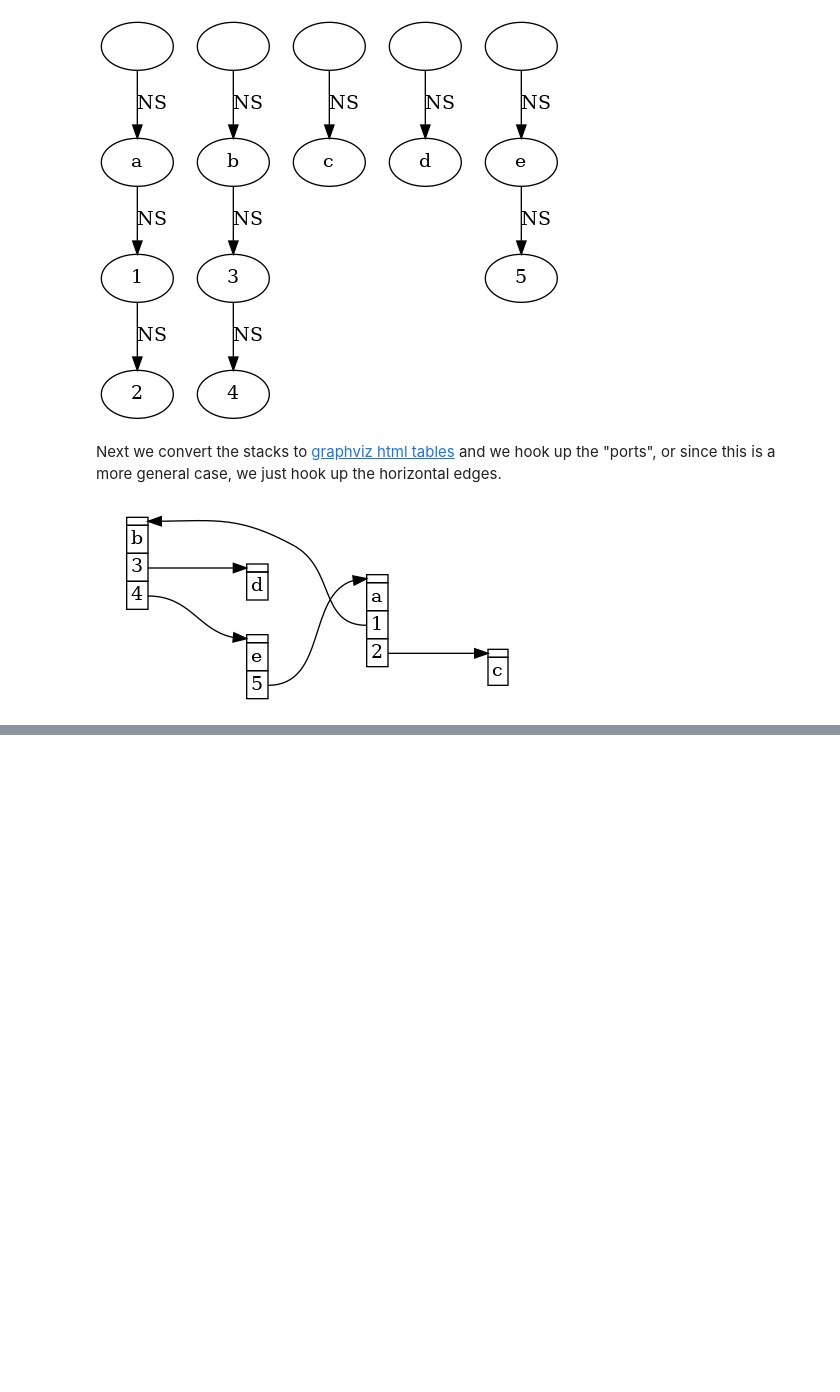
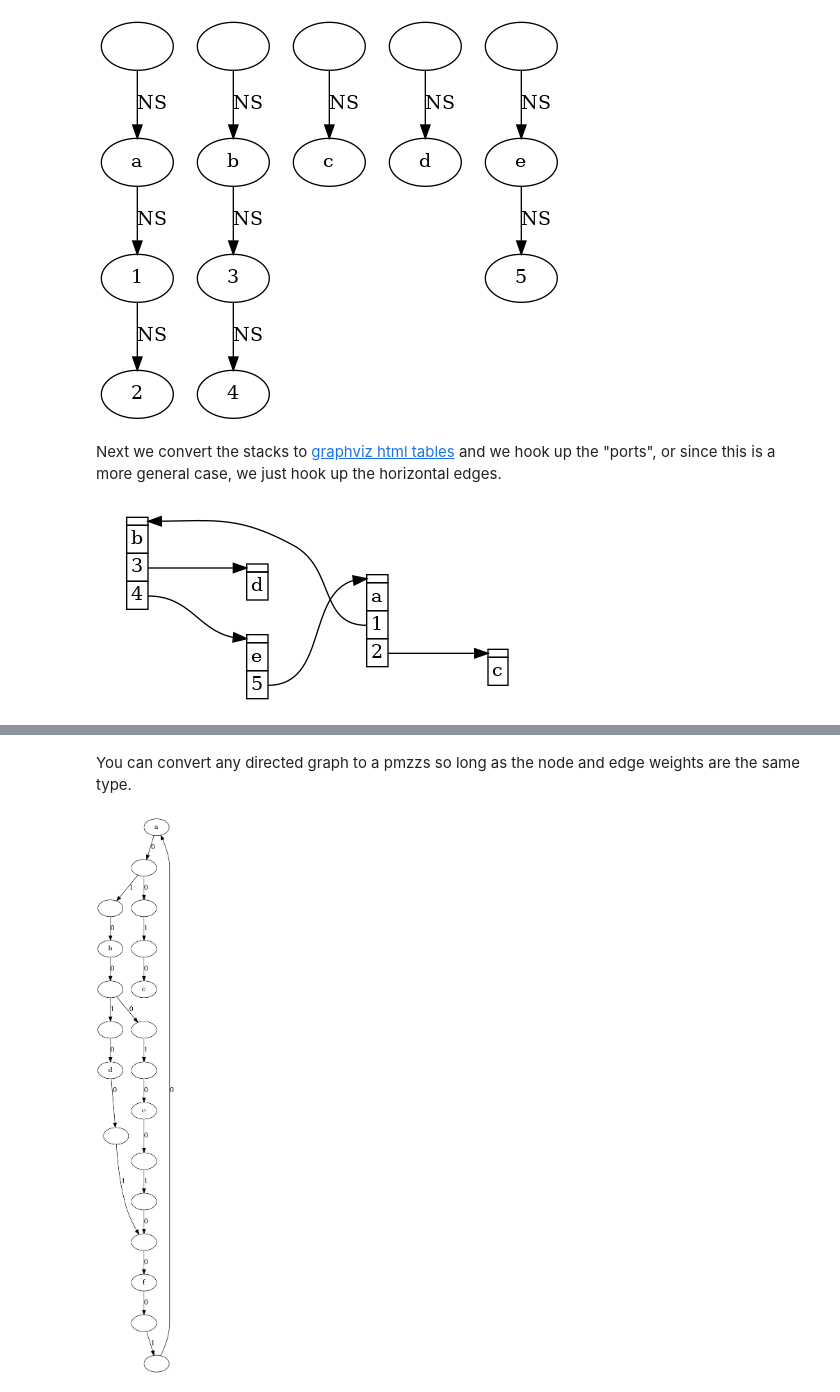
Before and after one commit to timthelion/rust-jupyter, a Jupyter notebook: walk-trees-part1-zzstructures.ipynb, the cells around one changed output, grey strips where cells are left out. Saved outputs shown, nothing was run; the diff lists cells and outputs as text; code cells hidden in the pictures; blank space fills up the shorter version.

```diff
--- a/walk-trees-part1-zzstructures.ipynb
+++ b/walk-trees-part1-zzstructures.ipynb
@@ -400,0 +415,7 @@ draw_zzstructure(&zzg_2);
+# %% [markdown]
+You can convert any directed graph to a pmzzs so long as the node and edge weights are the same type.
+# %%
+let dwc_zz = pmzzs::to_pmzzs(&dwc, "".to_string(), 0, 1);
+draw_graph(&dwc_zz);
+# %% [output]
+[figure, added]
```
Also changed, not shown: parts of 17 cells of this notebook.
